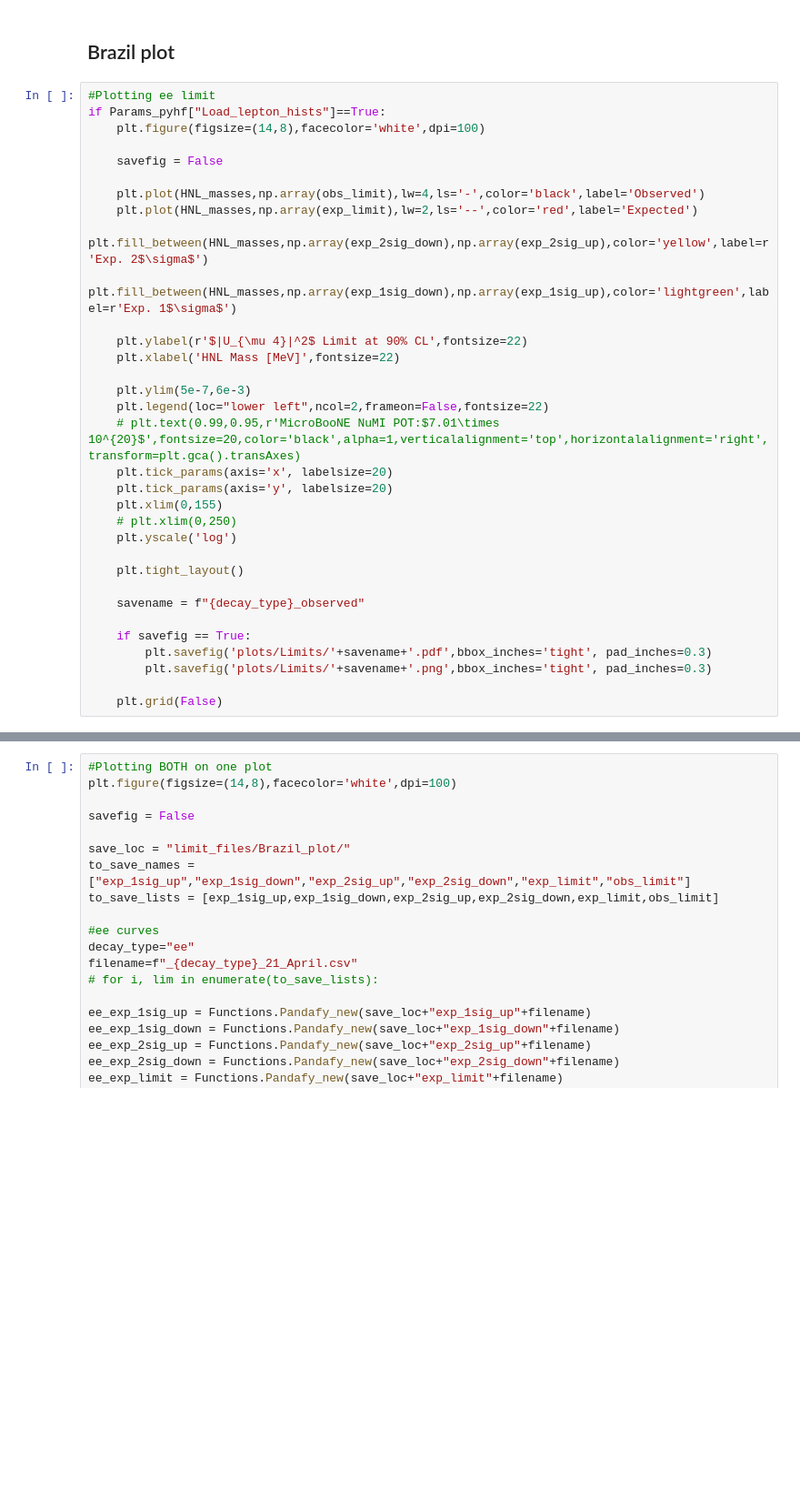
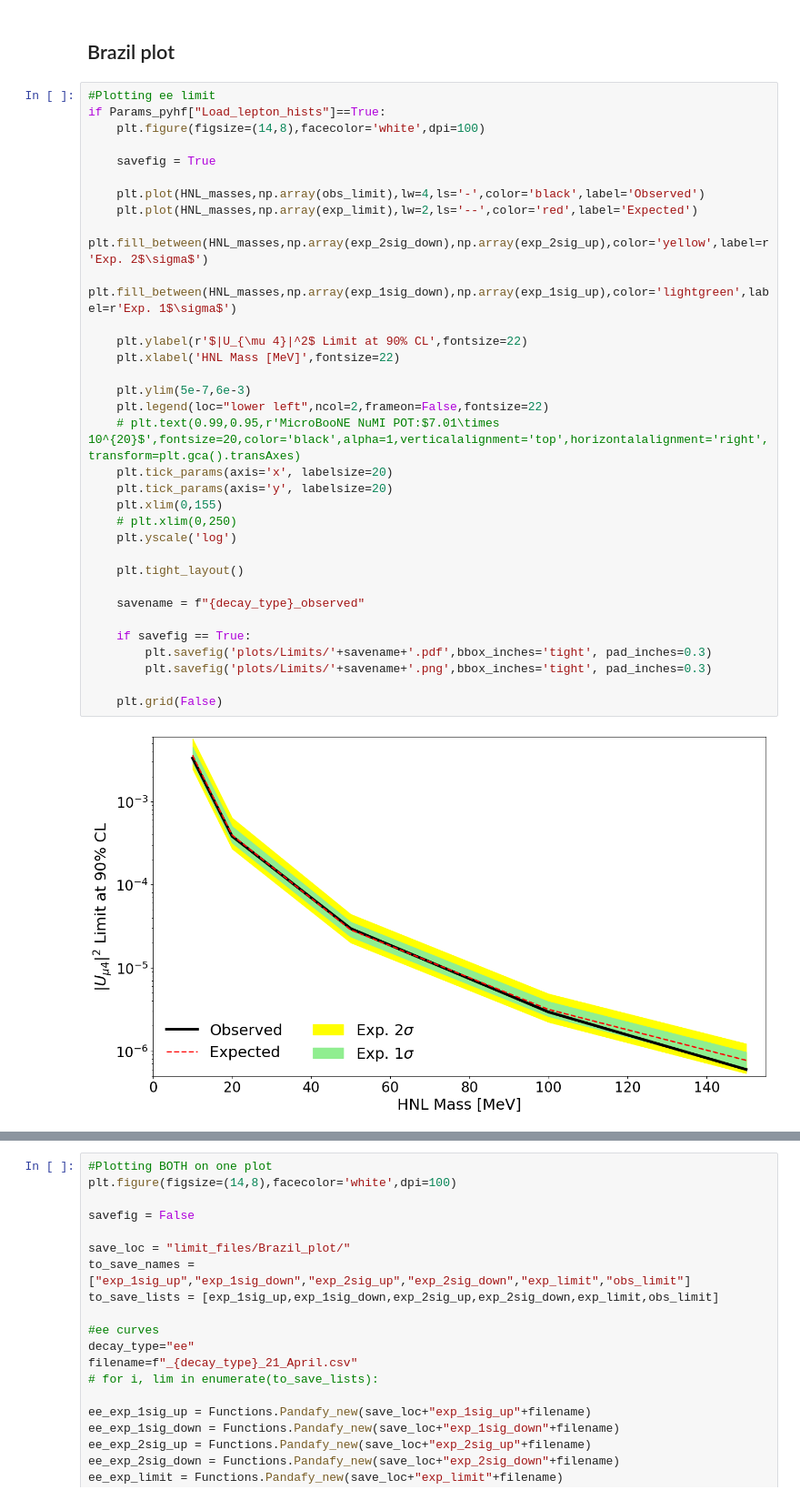
Before and after one commit to dmarsden01/uboone_HNL_analysis, a Jupyter notebook: 4_pyhf_limit.ipynb, the cells around one changed output, grey strips where cells are left out. Shown at 91% size. Cells and saved outputs as stored; diff of their text form; blank space fills up the shorter version.

```diff
--- a/4_pyhf_limit.ipynb
+++ b/4_pyhf_limit.ipynb
@@ -1957,34 +1962,36 @@ print("100MeV model is " + str(rat_100))
 if Params_pyhf["Load_lepton_hists"]==True:
     plt.figure(figsize=(14,8),facecolor='white',dpi=100)
 
-    savefig = False
+    savefig = True
 
     plt.plot(HNL_masses,np.array(obs_limit),lw=4,ls='-',color='black',label='Observed')
     plt.plot(HNL_masses,np.array(exp_limit),lw=2,ls='--',color='red',label='Expected')
     plt.fill_between(HNL_masses,np.array(exp_2sig_down),np.array(exp_2sig_up),color='yellow',label=r'Exp. 2$\sigma$')
     plt.fill_between(HNL_masses,np.array(exp_1sig_down),np.array(exp_1sig_up),color='lightgreen',label=r'Exp. 1$\sigma$')
 
     plt.ylabel(r'$|U_{\mu 4}|^2$ Limit at 90% CL',fontsize=22)
     plt.xlabel('HNL Mass [MeV]',fontsize=22)
 
     plt.ylim(5e-7,6e-3)
     plt.legend(loc="lower left",ncol=2,frameon=False,fontsize=22)
     # plt.text(0.99,0.95,r'MicroBooNE NuMI POT:$7.01\times 10^{20}$',fontsize=20,color='black',alpha=1,verticalalignment='top',horizontalalignment='right',transform=plt.gca().transAxes)
     plt.tick_params(axis='x', labelsize=20)
     plt.tick_params(axis='y', labelsize=20)
     plt.xlim(0,155)
     # plt.xlim(0,250)
     plt.yscale('log')
 
     plt.tight_layout()
 
     savename = f"{decay_type}_observed"
 
     if savefig == True:
         plt.savefig('plots/Limits/'+savename+'.pdf',bbox_inches='tight', pad_inches=0.3)
         plt.savefig('plots/Limits/'+savename+'.png',bbox_inches='tight', pad_inches=0.3)
 
     plt.grid(False)
+# %% [output]
+[figure, added]
 # %%
 #Plotting pi0 limit
 if Params_pyhf["Load_pi0_hists"]==True:
```
Also changed, not shown: parts of 17 cells of this notebook, 8 other files.
